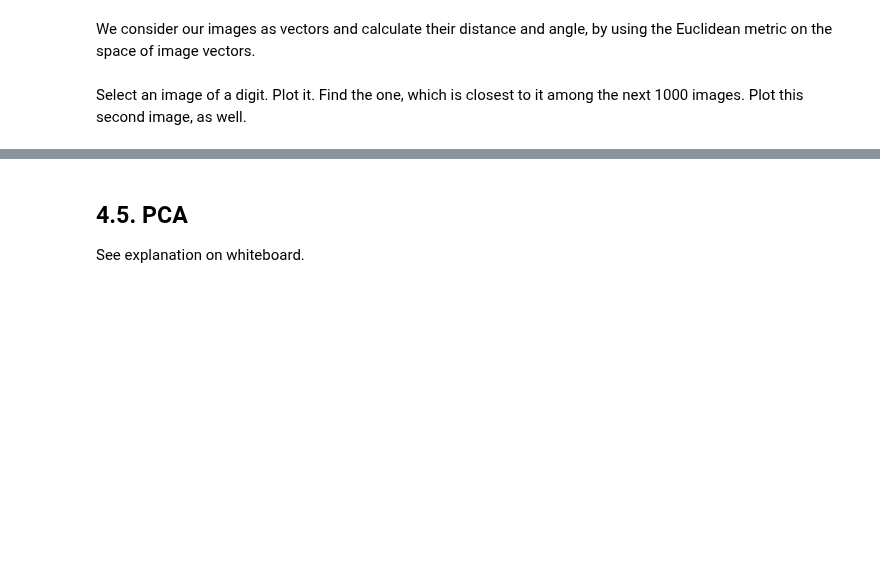
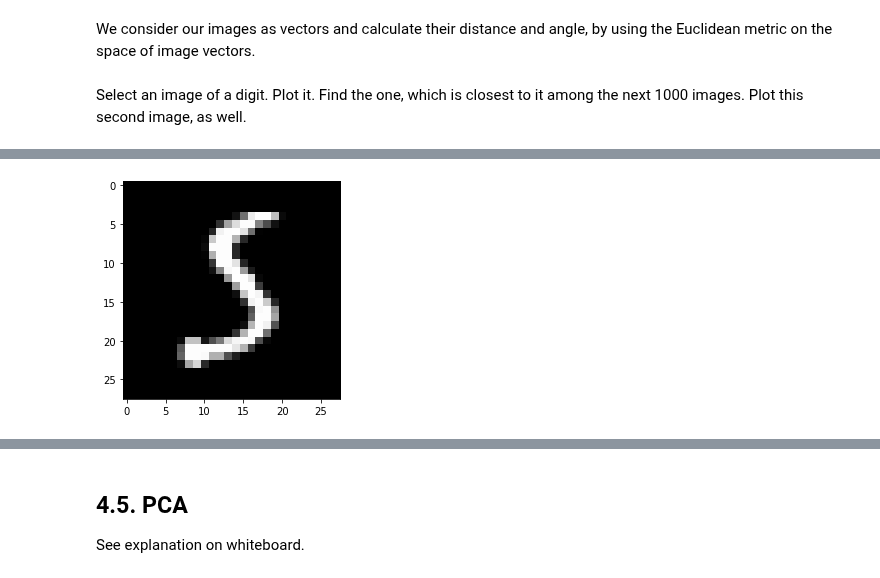
Before and after one commit to KingaS03/Mathematics-for-Machine-Learning-and-Data-Science, a Jupyter notebook: PCA.ipynb, the cells around one changed output, grey strips where cells are left out. Drawn from its saved outputs; the diff is of its cells as text; code cells hidden in the pictures; blank space fills up the shorter version.

```diff
--- a/PCA.ipynb
+++ b/PCA.ipynb
@@ -665,3 +724,7 @@ print(second2remember)
+# %%
+plt.imshow(images[832].reshape(28, 28), cmap='gray');
+# %% [output]
+[figure, added]
 # %% [markdown]
 ## 4.4. Projections
 
```
Also changed, not shown: parts of 27 cells of this notebook, 2 other files.
